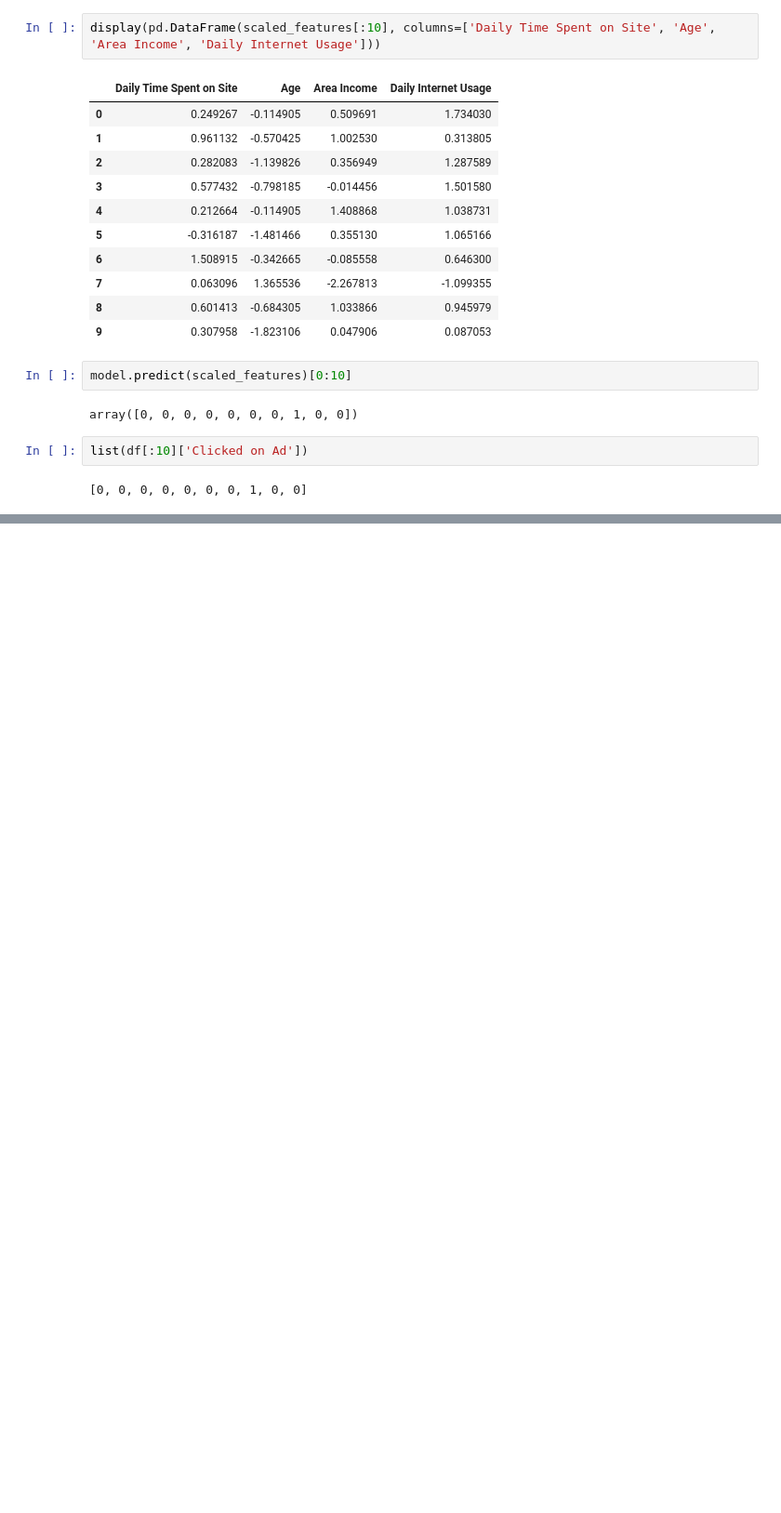
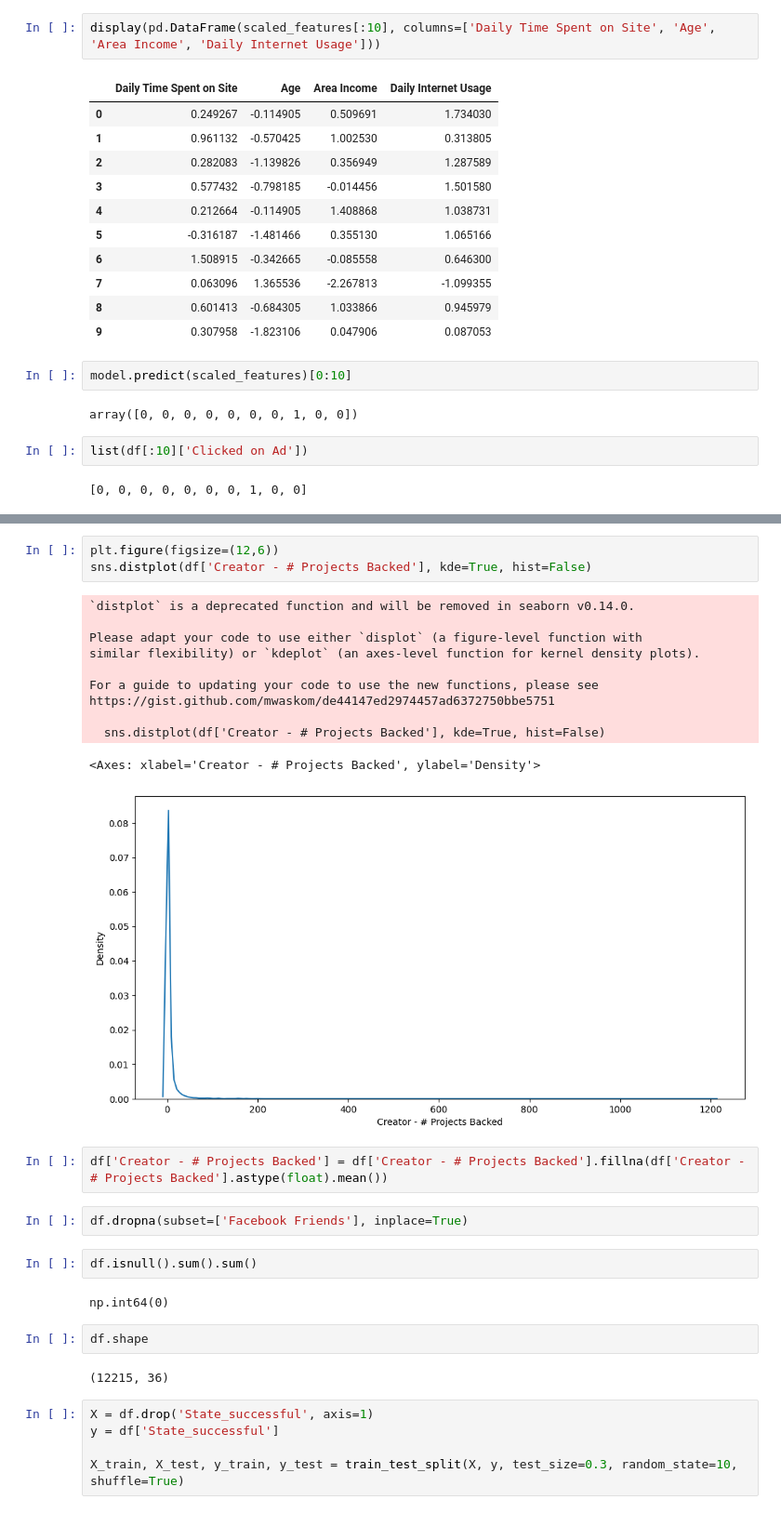
Before and after one commit to WhisperingDreamer/ML-courses, a Jupyter notebook: Classic ml/2ml.ipynb, the cells around one changed output, grey strips where cells are left out. Shown at 93% size. Saved outputs shown, nothing was run; the diff lists cells and outputs as text; blank space fills up the shorter version.

```diff
--- a/Classic ml/2ml.ipynb
+++ b/Classic ml/2ml.ipynb
@@ -626,0 +799,32 @@ list(df[:10]['Clicked on Ad'])
+# %%
+plt.figure(figsize=(12,6))
+sns.distplot(df['Creator - # Projects Backed'], kde=True, hist=False)
+# %% [output]
+`distplot` is a deprecated function and will be removed in seaborn v0.14.0.
+
+Please adapt your code to use either `displot` (a figure-level function with
+similar flexibility) or `kdeplot` (an axes-level function for kernel density plots).
+
+For a guide to updating your code to use the new functions, please see
+https://gist.github.com/mwaskom/de44147ed2974457ad6372750bbe5751
+
+  sns.distplot(df['Creator - # Projects Backed'], kde=True, hist=False)
+<Axes: xlabel='Creator - # Projects Backed', ylabel='Density'>
+[figure, added]
+# %%
+df['Creator - # Projects Backed'] = df['Creator - # Projects Backed'].fillna(df['Creator - # Projects Backed'].astype(float).mean())
+# %%
+df.dropna(subset=['Facebook Friends'], inplace=True)
+# %%
+df.isnull().sum().sum()
+# %% [output]
+np.int64(0)
+# %%
+df.shape
+# %% [output]
+(12215, 36)
+# %%
+X = df.drop('State_successful', axis=1)
+y = df['State_successful']
+
+X_train, X_test, y_train, y_test = train_test_split(X, y, test_size=0.3, random_state=10, shuffle=True)
```
Also changed, not shown: parts of 36 cells of this notebook.
